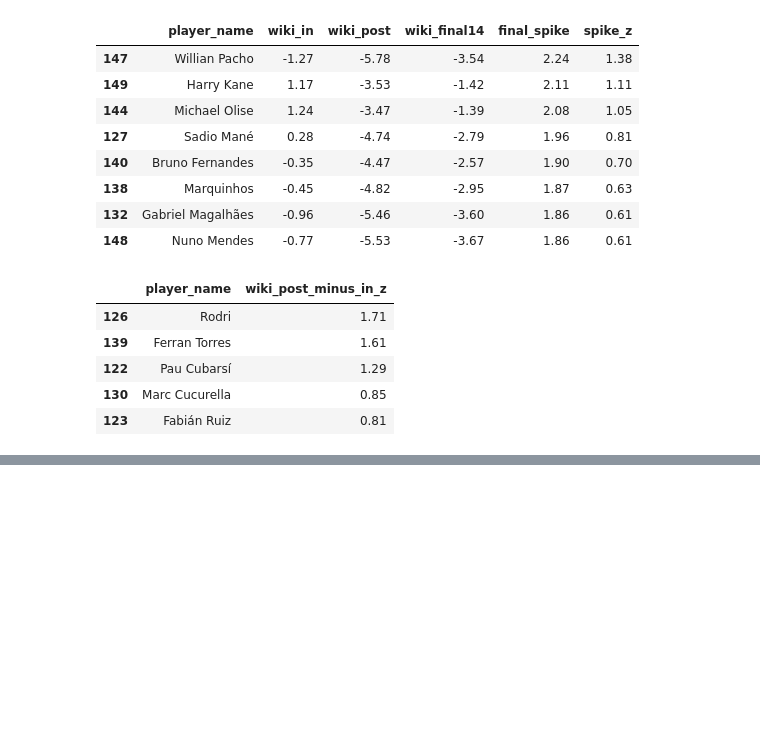
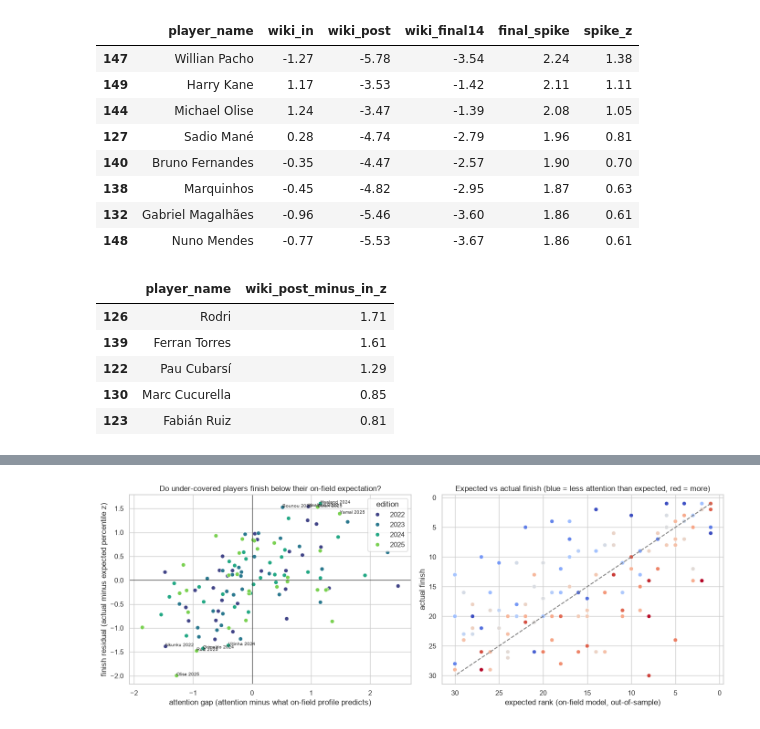
Before and after one commit to AswathKarthik10/predicting-the-ballon-dor, a Jupyter notebook: ballon_dor_2026.ipynb, the cells around one changed output, grey strips where cells are left out. Cells and saved outputs as stored; diff of their text form; code cells hidden in the pictures; blank space fills up the shorter version.

```diff
--- a/ballon_dor_2026.ipynb
+++ b/ballon_dor_2026.ipynb
@@ -1370,0 +1569,22 @@ display(att26.sort_values("wiki_post_minus_in_z", ascending=False).head(5)[["pla
+# %%
+e2 = pd.DataFrame({
+    "edition": editions_e, "player_name": lab["player_name"].values, "points": lab["points"].values,
+    "y": y_pct_e, "expected": loeo_predictions(x_onfield, y_pct_e, editions_e, ALPHA),
+    "attention": attention_score, "gap": gap_onfield, "resid": resid_onfield,
+}, index=lab.index)
+e2["expected_rank"] = e2.groupby("edition")["expected"].rank(ascending=False, method="first").astype(int)
+e2["finish"] = e2.groupby("edition")["points"].rank(ascending=False, method="min").astype(int)
+e2["attention_rank"] = e2.groupby("edition")["attention"].rank(ascending=False, method="first").astype(int)
+e2["rank_error"] = e2["finish"] - e2["expected_rank"]          # positive = finished worse than expected
+e2["strong"] = e2["expected_rank"] <= 10
+e2["low_gap"] = e2["gap"] < 0
+
+print("Players the on-field model expects in the top 10, split by whether their attention is below (gap < 0) or above what that profile predicts:")
+summary = e2[e2["strong"]].groupby("low_gap").agg(n=("y", "size"), mean_expected_rank=("expected_rank", "mean"), mean_finish=("finish", "mean"),
+                                                   mean_rank_error=("rank_error", "mean"), share_top10_finish=("finish", lambda s: (s <= 10).mean()))
+summary.index = summary.index.map({True: "attention below expectation", False: "attention at/above expectation"})
+display(summary.round(2))
+a = e2[e2["strong"] & e2["low_gap"]]["rank_error"]
+b = e2[e2["strong"] & ~e2["low_gap"]]["rank_error"]
+u, p = stats.mannwhitneyu(a, b, alternative="greater")
+print(f"Mann-Whitney (one-sided: low-attention strong players finished further below expectation): U = {u:.0f}, p = {p:.3f}")
@@ -1370,0 +1631,22 @@ display(att26.sort_values("wiki_post_minus_in_z", ascending=False).head(5)[["pla
+# %%
+fig, axes = plt.subplots(1, 2, figsize=(14, 5.2))
+sns.scatterplot(data=e2, x="gap", y="resid", hue=e2["edition"].astype(str), palette="viridis", ax=axes[0], s=40)
+axes[0].axhline(0, color="k", linewidth=0.8)
+axes[0].axvline(0, color="k", linewidth=0.8)
+for idx in pd.concat([e2["resid"].nsmallest(5), e2["resid"].nlargest(5)]).index:
+    axes[0].annotate(f"{e2.loc[idx, 'player_name'].split()[-1]} {e2.loc[idx, 'edition']}", (e2.loc[idx, "gap"], e2.loc[idx, "resid"]), fontsize=7)
+axes[0].set_xlabel("attention gap (attention minus what on-field profile predicts)")
+axes[0].set_ylabel("finish residual (actual minus expected percentile z)")
+axes[0].set_title("Do under-covered players finish below their on-field expectation?")
+sns.scatterplot(data=e2, x="expected_rank", y="finish", hue=e2["gap"].clip(-1.5, 1.5), palette="coolwarm_r", ax=axes[1], s=40, legend=False)
+axes[1].plot([1, 30], [1, 30], color="grey", linestyle="--")
+axes[1].set_xlabel("expected rank (on-field model, out-of-sample)")
+axes[1].set_ylabel("actual finish")
+axes[1].invert_xaxis()
+axes[1].invert_yaxis()
+axes[1].set_title("Expected vs actual finish (blue = less attention than expected, red = more)")
+plt.tight_layout()
+plt.savefig("figures/eda/e_missing_out.png", dpi=130)
+plt.show()
+# %% [output]
+[figure, added]
```
Also changed, not shown: parts of 10 cells of this notebook, 3 other files.
